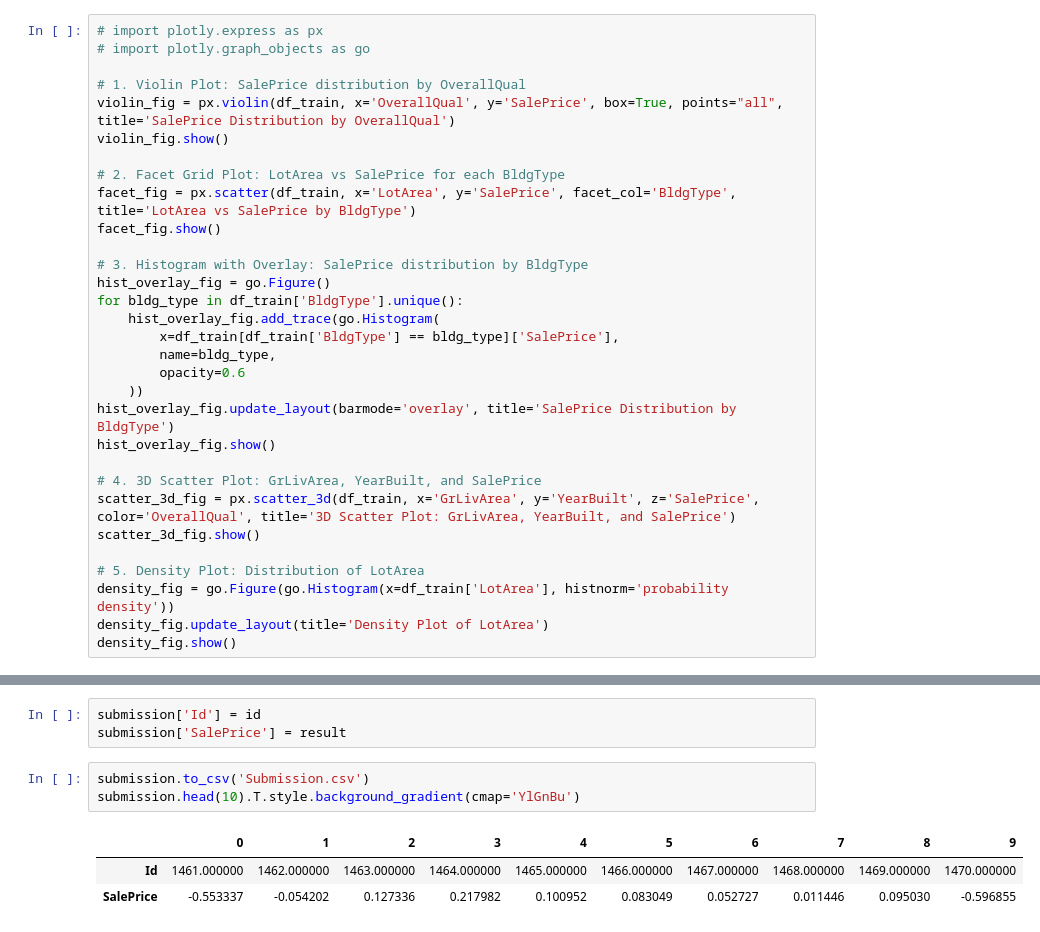
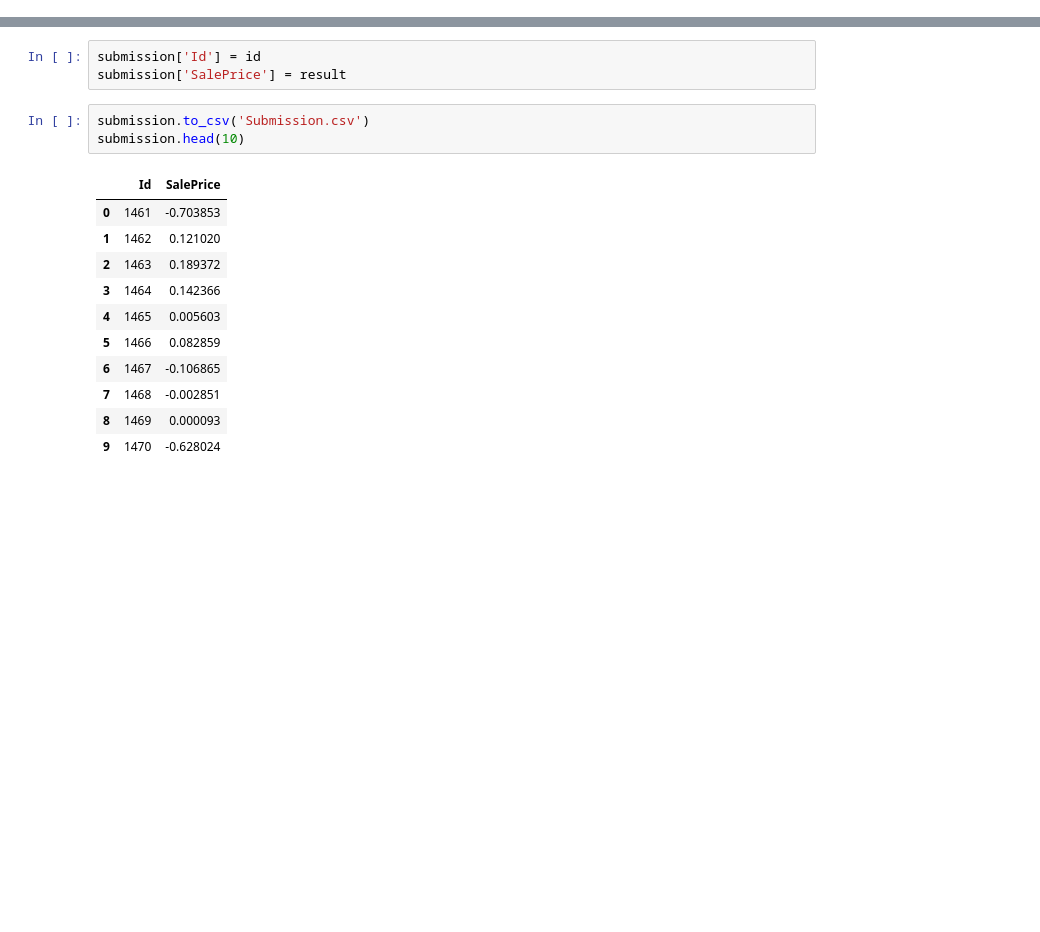
Before and after one commit to Nishad-Dhodapkar/House-Price-Prediction, a Jupyter notebook: house-price-prediction-regression.ipynb, the cells around one changed output, grey strips where cells are left out. Saved outputs shown, nothing was run; the diff lists cells and outputs as text; blank space fills up the shorter version.

```diff
--- a/house-price-prediction-regression.ipynb
+++ b/house-price-prediction-regression.ipynb
@@ -127,31 +121,0 @@ show_plot(pair_fig)
-# %%
-# import plotly.express as px
-# import plotly.graph_objects as go
-
-# 1. Violin Plot: SalePrice distribution by OverallQual
-violin_fig = px.violin(df_train, x='OverallQual', y='SalePrice', box=True, points="all", title='SalePrice Distribution by OverallQual')
-violin_fig.show()
-
-# 2. Facet Grid Plot: LotArea vs SalePrice for each BldgType
-facet_fig = px.scatter(df_train, x='LotArea', y='SalePrice', facet_col='BldgType', title='LotArea vs SalePrice by BldgType')
-facet_fig.show()
-
-# 3. Histogram with Overlay: SalePrice distribution by BldgType
-hist_overlay_fig = go.Figure()
-for bldg_type in df_train['BldgType'].unique():
-    hist_overlay_fig.add_trace(go.Histogram(
-        x=df_train[df_train['BldgType'] == bldg_type]['SalePrice'],
-        name=bldg_type,
-        opacity=0.6
-    ))
-hist_overlay_fig.update_layout(barmode='overlay', title='SalePrice Distribution by BldgType')
-hist_overlay_fig.show()
-
-# 4. 3D Scatter Plot: GrLivArea, YearBuilt, and SalePrice
-scatter_3d_fig = px.scatter_3d(df_train, x='GrLivArea', y='YearBuilt', z='SalePrice', color='OverallQual', title='3D Scatter Plot: GrLivArea, YearBuilt, and SalePrice')
-scatter_3d_fig.show()
-
-# 5. Density Plot: Distribution of LotArea
-density_fig = go.Figure(go.Histogram(x=df_train['LotArea'], histnorm='probability density'))
-density_fig.update_layout(title='Density Plot of LotArea')
-density_fig.show()
@@ -344,8 +303,16 @@ submission['Id'] = id
 submission['SalePrice'] = result
 # %%
 submission.to_csv('Submission.csv')
-submission.head(10).T.style.background_gradient(cmap='YlGnBu')
+submission.head(10)
 # %% [output]
-|  | 0 | 1 | 2 | 3 | 4 | 5 | 6 | 7 | 8 | 9 |
-| Id | 1461.000000 | 1462.000000 | 1463.000000 | 1464.000000 | 1465.000000 | 1466.000000 | 1467.000000 | 1468.000000 | 1469.000000 | 1470.000000 |
-| SalePrice | -0.553337 | -0.054202 | 0.127336 | 0.217982 | 0.100952 | 0.083049 | 0.052727 | 0.011446 | 0.095030 | -0.596855 |
+|  | Id | SalePrice |
+| 0 | 1461 | -0.703853 |
+| 1 | 1462 | 0.121020 |
+| 2 | 1463 | 0.189372 |
+| 3 | 1464 | 0.142366 |
+| 4 | 1465 | 0.005603 |
+| 5 | 1466 | 0.082859 |
+| 6 | 1467 | -0.106865 |
+| 7 | 1468 | -0.002851 |
+| 8 | 1469 | 0.000093 |
+| 9 | 1470 | -0.628024 |
```
Also changed, not shown: parts of 3 cells of this notebook.
